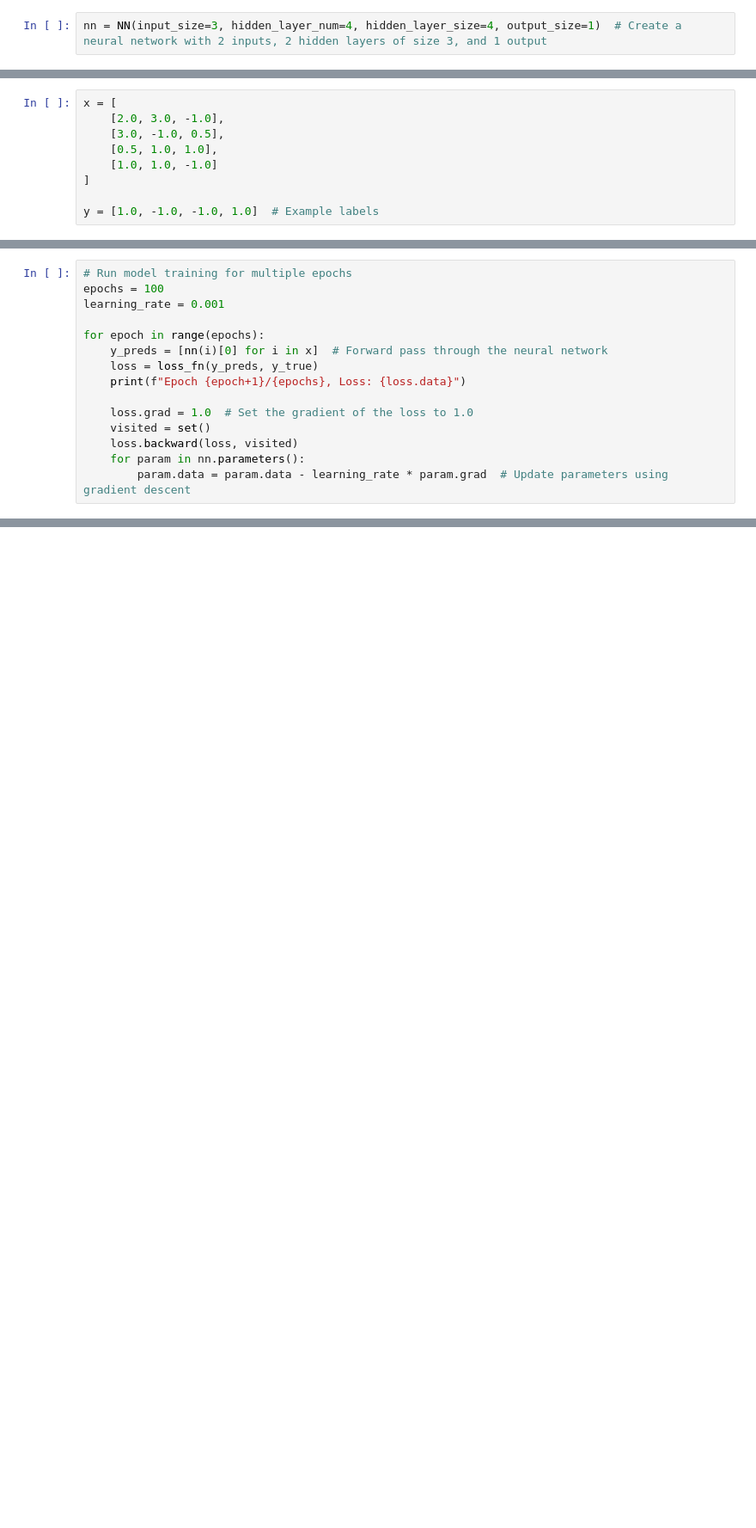
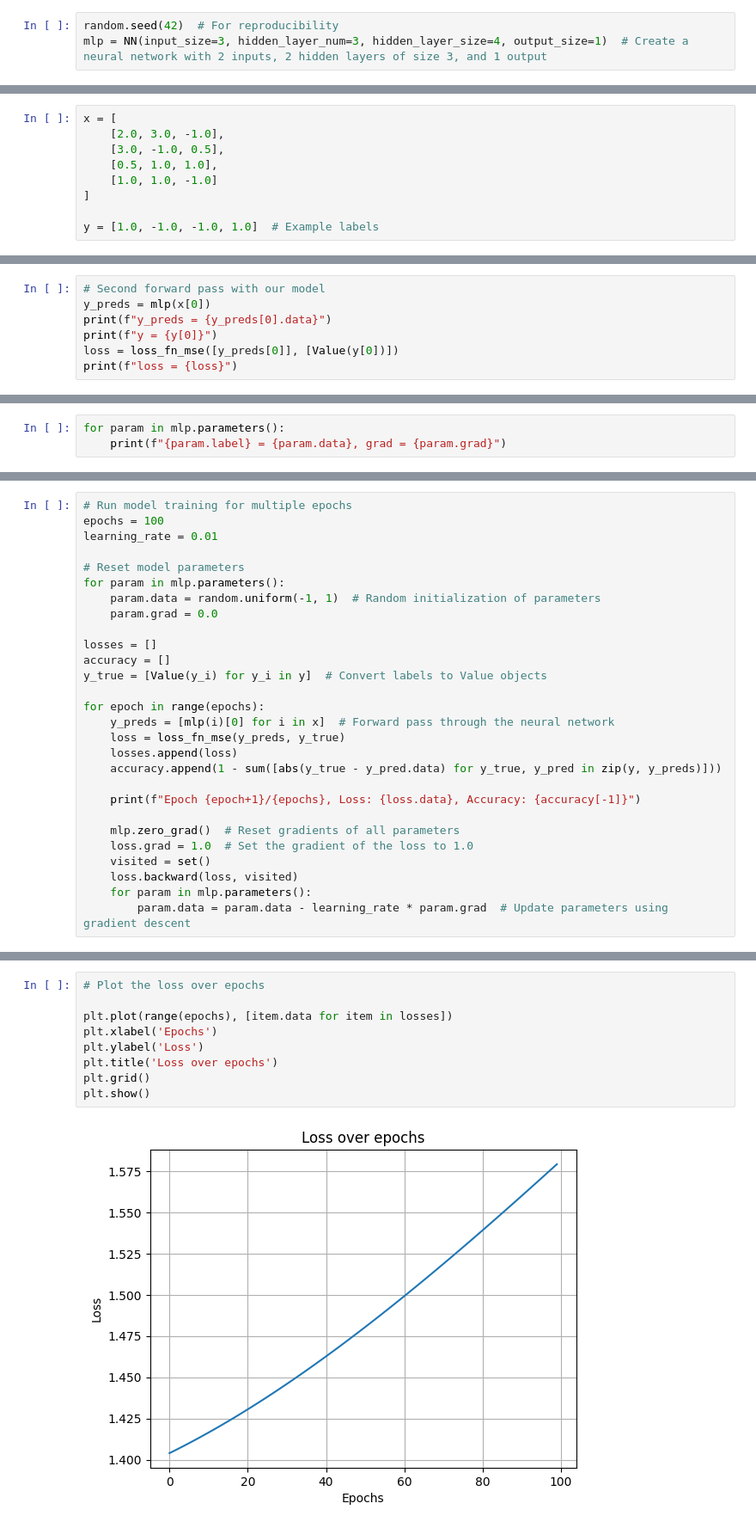
Before and after one commit to mngaonkar/micrograd, a Jupyter notebook: micrograd_from_scratch.ipynb, the cells around one changed output, grey strips where cells are left out. Shown at 86% size. Drawn from its saved outputs; the diff is of its cells as text; blank space fills up the shorter version.

```diff
--- a/micrograd_from_scratch.ipynb
+++ b/micrograd_from_scratch.ipynb
@@ -454,4 +486,5 @@ class NN():
 # %%
-nn = NN(input_size=3, hidden_layer_num=4, hidden_layer_size=4, output_size=1)  # Create a neural network with 2 inputs, 2 hidden layers of size 3, and 1 output
+random.seed(42)  # For reproducibility
+mlp = NN(input_size=3, hidden_layer_num=3, hidden_layer_size=4, output_size=1)  # Create a neural network with 2 inputs, 2 hidden layers of size 3, and 1 output
 # %%
 print("model information:")
@@ -489,0 +649,7 @@ def loss_fn(y_preds, y_true):
+# %%
+# Second forward pass with our model
+y_preds = mlp(x[0])
+print(f"y_preds = {y_preds[0].data}")
+print(f"y = {y[0]}")
+loss = loss_fn_mse([y_preds[0]], [Value(y[0])])
+print(f"loss = {loss}")
@@ -489,0 +660,3 @@ def loss_fn(y_preds, y_true):
+# %%
+for param in mlp.parameters():
+    print(f"{param.label} = {param.data}, grad = {param.grad}")
@@ -490,16 +681,29 @@ def loss_fn(y_preds, y_true):
 # %%
 # Run model training for multiple epochs
 epochs = 100
-learning_rate = 0.001
+learning_rate = 0.01
+
+# Reset model parameters
+for param in mlp.parameters():
+    param.data = random.uniform(-1, 1)  # Random initialization of parameters
+    param.grad = 0.0
+
+losses = []
+accuracy = []
+y_true = [Value(y_i) for y_i in y]  # Convert labels to Value objects
 
 for epoch in range(epochs):
-    y_preds = [nn(i)[0] for i in x]  # Forward pass through the neural network
-    loss = loss_fn(y_preds, y_true)
-    print(f"Epoch {epoch+1}/{epochs}, Loss: {loss.data}")
+    y_preds = [mlp(i)[0] for i in x]  # Forward pass through the neural network
+    loss = loss_fn_mse(y_preds, y_true)
+    losses.append(loss)
+    accuracy.append(1 - sum([abs(y_true - y_pred.data) for y_true, y_pred in zip(y, y_preds)]))
 
+    print(f"Epoch {epoch+1}/{epochs}, Loss: {loss.data}, Accuracy: {accuracy[-1]}")
+
+    mlp.zero_grad()  # Reset gradients of all parameters
     loss.grad = 1.0  # Set the gradient of the loss to 1.0
     visited = set()
     loss.backward(loss, visited)
-    for param in nn.parameters():
+    for param in mlp.parameters():
         param.data = param.data - learning_rate * param.grad  # Update parameters using gradient descent
 # %% [output]
@@ -528 +716,12 @@ y_preds after training: [0.9606345709131762, 0.9737648203903666, 0.8310004943519
 y_true after training: [1.0, -1.0, -1.0, 1.0]
+# %%
+# Plot the loss over epochs
+
+plt.plot(range(epochs), [item.data for item in losses])
+plt.xlabel('Epochs')
+plt.ylabel('Loss')
+plt.title('Loss over epochs')
+plt.grid()
+plt.show()
+# %% [output]
+[figure, added]
```
Also changed, not shown: parts of 22 cells of this notebook.
